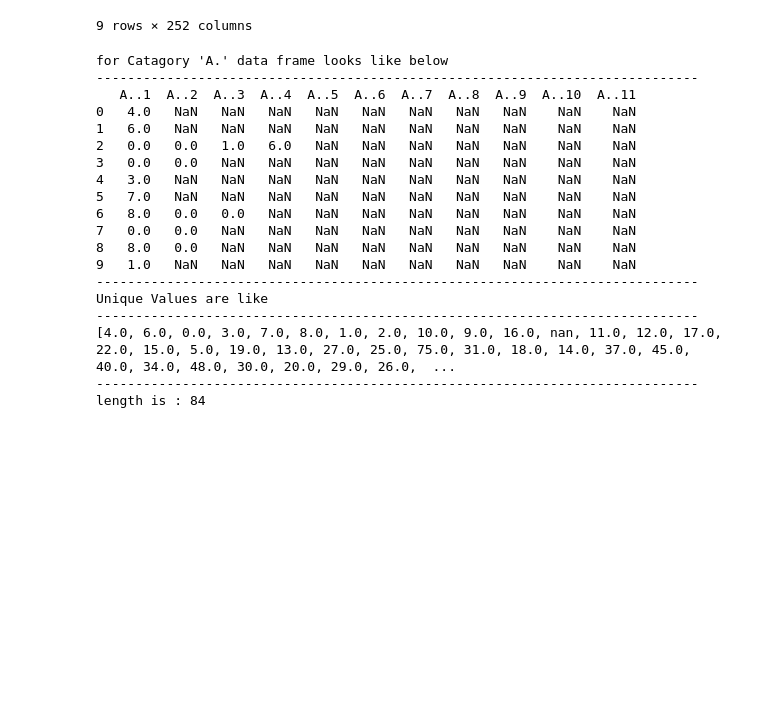
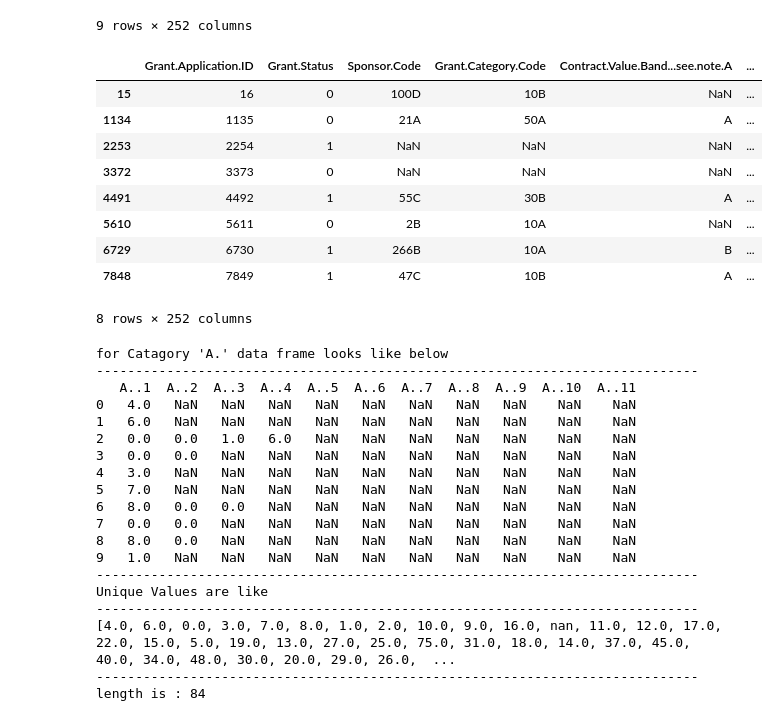
Before and after one commit to 2018HCIntern/2018HCIntern, a Jupyter notebook: data preprocessing/DataExploit_PreProcessing.ipynb, the cells around one changed output. Cells and saved outputs as stored; diff of their text form; code cells hidden in the pictures; blank space fills up the shorter version.

```diff
--- a/data preprocessing/DataExploit_PreProcessing.ipynb
+++ b/data preprocessing/DataExploit_PreProcessing.ipynb
@@ -18,6 +18,19 @@ df[::1000]
 | 7000 | 7001 | 0 | 4D | 10A | NaN | ... |
 | 8000 | 8001 | 1 | 4D | 10A | F | ... |
 9 rows × 252 columns
+# %%
+df[15::1119]
+# %% [output]
+|  | Grant.Application.ID | Grant.Status | Sponsor.Code | Grant.Category.Code | Contract.Value.Band...see.note.A | ... |
+| 15 | 16 | 0 | 100D | 10B | NaN | ... |
+| 1134 | 1135 | 0 | 21A | 50A | A | ... |
+| 2253 | 2254 | 1 | NaN | NaN | NaN | ... |
+| 3372 | 3373 | 0 | NaN | NaN | NaN | ... |
+| 4491 | 4492 | 1 | 55C | 30B | A | ... |
+| 5610 | 5611 | 0 | 2B | 10A | NaN | ... |
+| 6729 | 6730 | 1 | 266B | 10A | B | ... |
+| 7848 | 7849 | 1 | 47C | 10B | A | ... |
+8 rows × 252 columns
 # %%
 
 team_df = pd.DataFrame()
```
Also changed, not shown: 6 other files.
